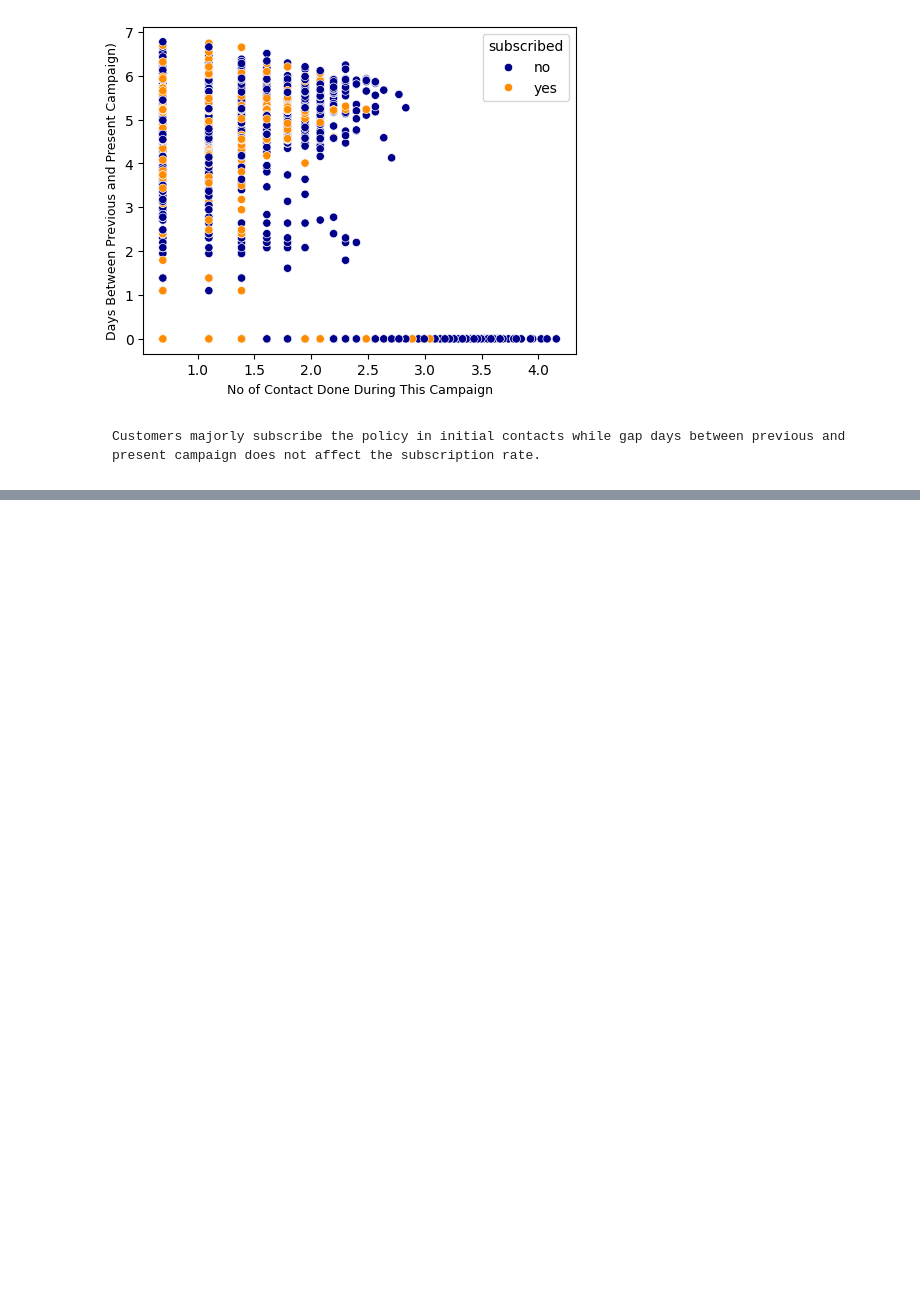
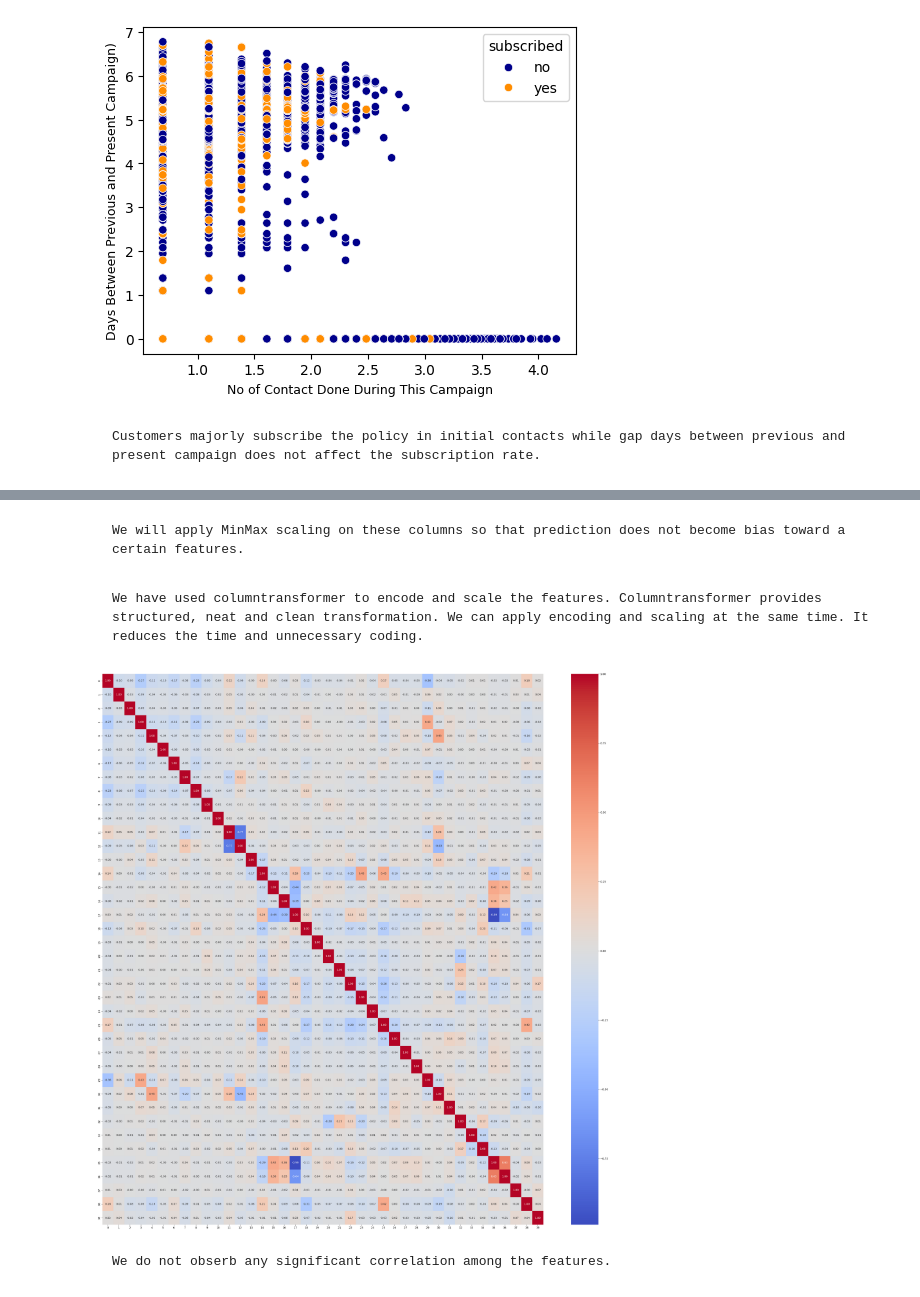
Before and after one commit to Padhanaya/apex-project2, a Jupyter notebook: apex.ipynb, the cells around one changed output, grey strips where cells are left out. Cells and saved outputs as stored; diff of their text form; code cells hidden in the pictures; blank space fills up the shorter version.

````diff
--- a/apex.ipynb
+++ b/apex.ipynb
@@ -644,0 +655,6 @@ Customers majorly subscribe the policy in initial contacts while gap days betwee
+# %%
+# Applying Train Test Split on the dataset
+X = df.drop("subscribed", axis = 1)
+Y = df["subscribed"]
+x_train, x_test, y_train, y_test = train_test_split(X, Y, test_size = 0.2, random_state=42,\
+    stratify = Y)
@@ -644,0 +710,28 @@ Customers majorly subscribe the policy in initial contacts while gap days betwee
+# %% [markdown]
+```
+We will apply MinMax scaling on these columns so that prediction does not become bias toward a certain features.
+```
+# %%
+# Variables of different type of categorical and numerical features.
+num_col = ['age', 'balance', 'day', 'duration', 'campaign', 'pdays', 'previous'] # include numerical features
+cat_col = ["job", "marital","contact", "poutcome", "month"]  # include nominal features
+ordinal_col = ["education"]                    # include ordinal feature
+binary_col = ['default', 'housing', 'loan']    # include binary features
+
+
+# Creating object of ColumnTransformer
+preprocessor = ColumnTransformer([
+    ('onehot', OneHotEncoder(drop = 'first'), cat_col),   # applying onehot encoder
+    ('ordinal', OrdinalEncoder(), ordinal_col),           # applying ordinal encoder
+    ('minmax', MinMaxScaler(), num_col),                  # applying minmax scaling on numerical features
+    ('binary', OrdinalEncoder(), binary_col)                # applying label encoder on binary features
+
+])
+# %%
+# Applying columntransformation on x_train, and x_test dataset.
+x_train = preprocessor.fit_transform(x_train)
+x_test = preprocessor.transform(x_test)
+# %% [markdown]
+```
+We have used columntransformer to encode and scale the features. Columntransformer provides structured, neat and clean transformation. We can apply encoding and scaling at the same time. It reduces the time and unnecessary coding.
+```
@@ -644,0 +743,13 @@ Customers majorly subscribe the policy in initial contacts while gap days betwee
+# %%
+# Correlation among transformed features.
+mat = pd.DataFrame(x_train).corr()
+plt.figure(figsize = (30, 30))
+sns.heatmap(mat, cmap = 'coolwarm', fmt = ".2f", annot= True)
+plt.tight_layout()
+plt.show()
+# %% [output]
+[figure, added]
+# %% [markdown]
+```
+We do not obserb any significant correlation among the features.
+```
````
Also changed, not shown: parts of 12 cells of this notebook.
